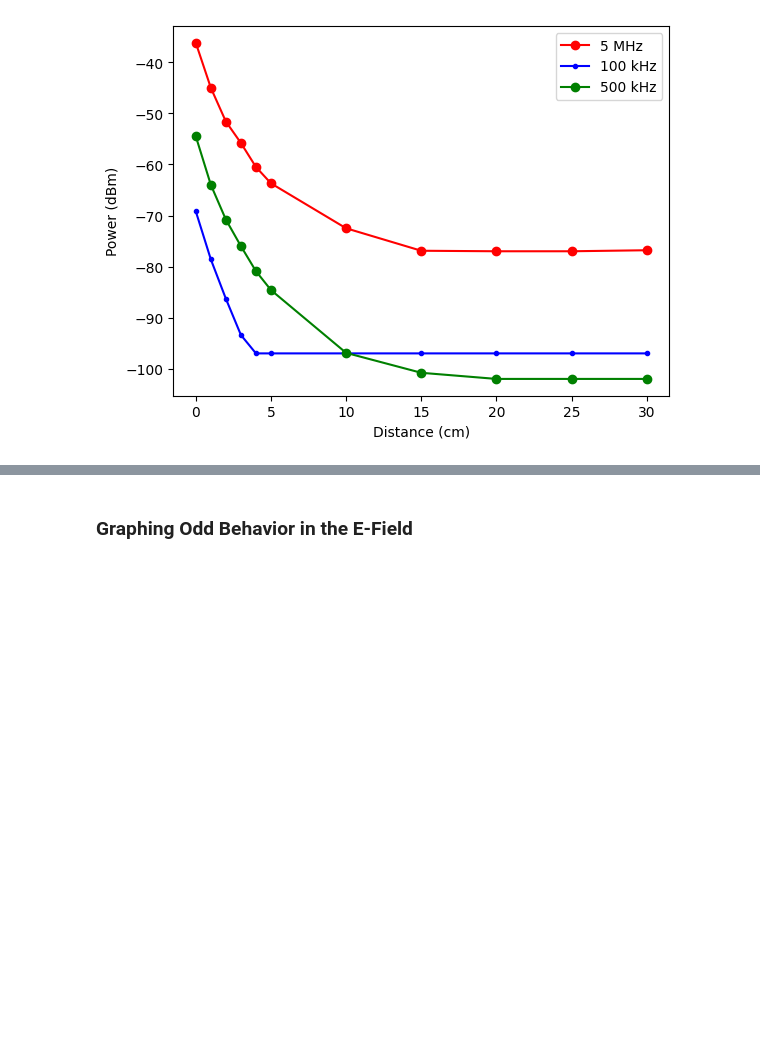
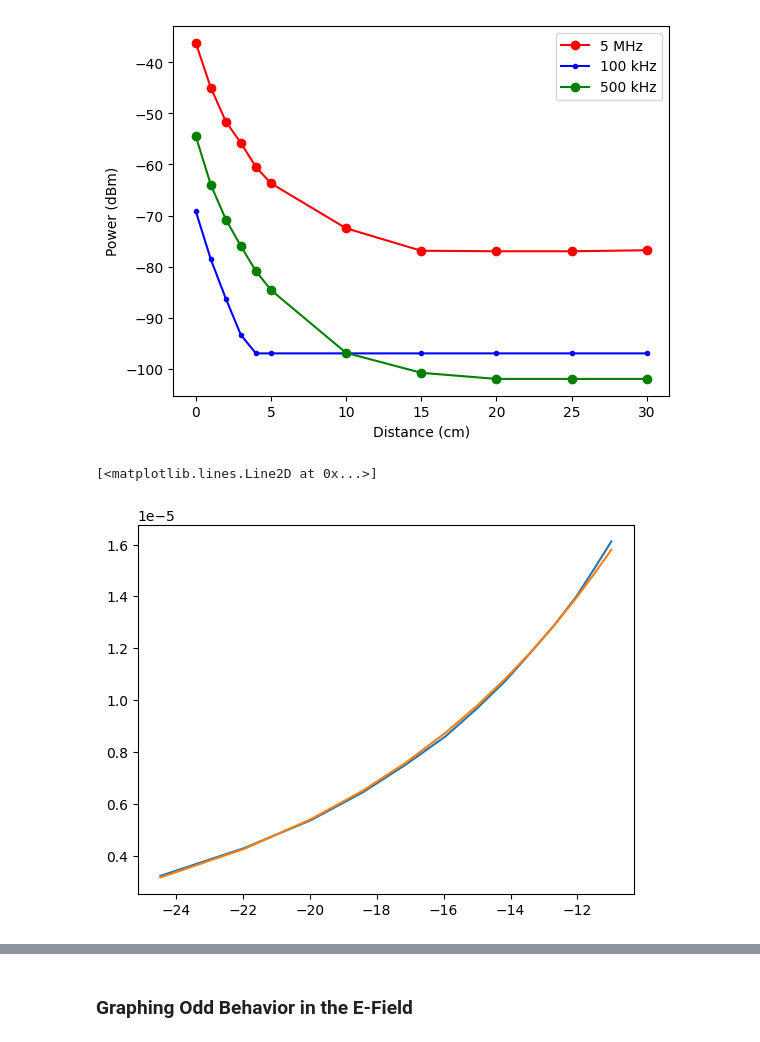
Before and after one commit to zoe-worrall/e155_labs, a Jupyter notebook: zoe-worrall-website/projects/radio_frequency/projects/Lab4_pythonfile.ipynb, the cells around one changed output, grey strips where cells are left out. Saved outputs shown, nothing was run; the diff lists cells and outputs as text; code cells hidden in the pictures; blank space fills up the shorter version.

Commit message:
Updated current Github
Updated Lab 7 for MicroP's, added additional plots for the Python File

```diff
--- a/zoe-worrall-website/projects/radio_frequency/projects/Lab4_pythonfile.ipynb
+++ b/zoe-worrall-website/projects/radio_frequency/projects/Lab4_pythonfile.ipynb
@@ -467,3 +467,27 @@ plt.legend()
 # %% [output]
 <matplotlib.legend.Legend at 0x...>
 [figure]
+# %%
+## plot what the magnetic field vs distance looks like
+
+pow_fivM = df_h20_fiveMHz['Power (dBm)']
+mag_fivM = df_h20_fiveMHz['Magnetic Field'] # Tesla
+rsp_fivemhz = polyfit(pow_fivM,np.log(mag_fivM), 1)
+
+interc = rsp_fivemhz['polynomial'][1]
+slopes = rsp_fivemhz['polynomial'][0]
+
+log_magvspow = interc + slopes*df_h20_fiveMHz['Power (dBm)']
+
+plt.plot(pow_fivM, mag_fivM)
+plt.plot(pow_fivM, np.exp(log_magvspow))
+
+# plt.plot(df_inf_h20_5M['cm'], mag_field_vs_cm, 'ro-', label="H20")
+
+# plt.title("Magnetic Field (Tesla) vs Distance (cm) of H20 Probe")
+# plt.xlabel("Distance (cm)")
+# plt.ylabel("Magnetic Field (Tesla)")
+# plt.legend()
+# %% [output]
+[<matplotlib.lines.Line2D at 0x...>]
+[figure, added]
```
Also changed, not shown: parts of 15 cells of this notebook, 19 other files.
